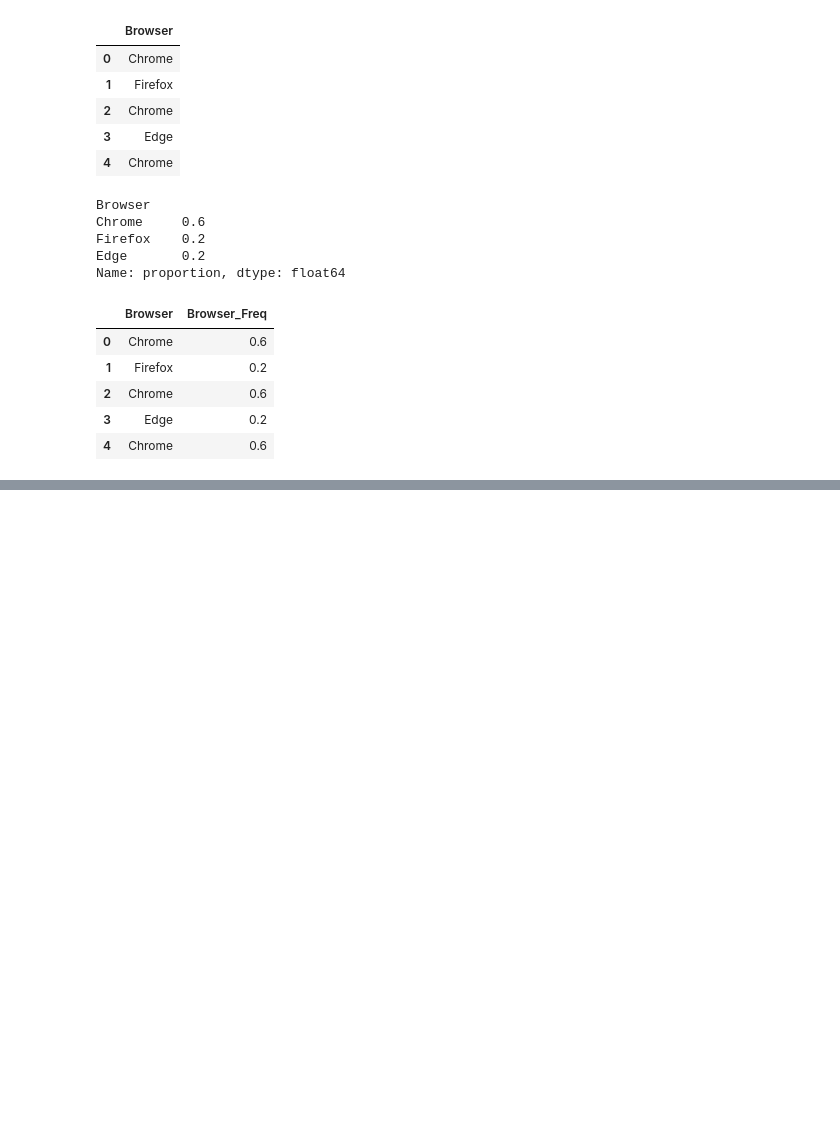
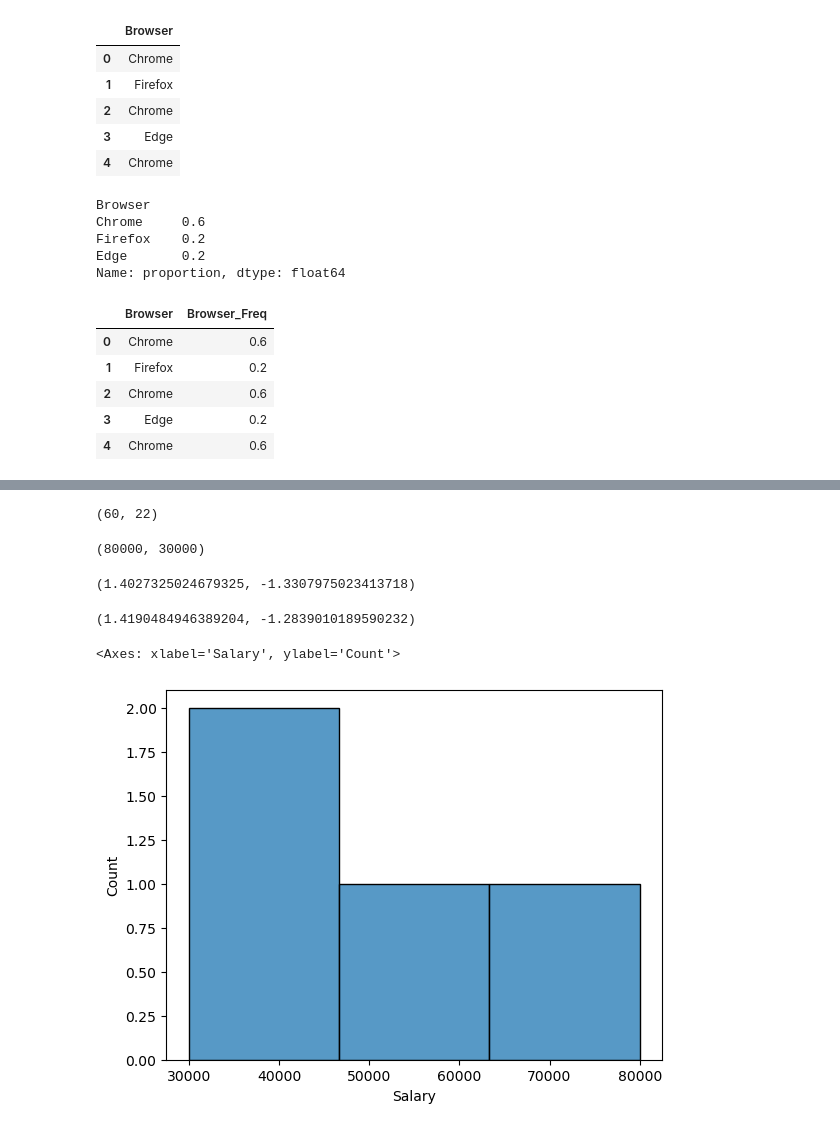
Before and after one commit to Niraj7272/DataScience, a Jupyter notebook: Practice/Feature_Engineering.ipynb, the cells around one changed output, grey strips where cells are left out. Saved outputs shown, nothing was run; the diff lists cells and outputs as text; code cells hidden in the pictures; blank space fills up the shorter version.

```diff
--- a/Practice/Feature_Engineering.ipynb
+++ b/Practice/Feature_Engineering.ipynb
@@ -672,0 +795,6 @@ df
+# %%
+df = pd.DataFrame({
+    'Age' : [22, 35, 45, 60],
+    'Salary' : [30000, 60000, 45000, 80000]
+})
+df
@@ -672,0 +821,22 @@ df
+# %%
+max(df['Age']), min(df['Age'])
+# %% [output]
+(60, 22)
+# %%
+max(df['Salary']), min(df['Salary'])
+# %% [output]
+(80000, 30000)
+# %%
+max(df1['Age']),min(df1['Age'])
+# %% [output]
+(1.4027325024679325, -1.3307975023413718)
+# %%
+max(df1['Salary']), min(df1['Salary'])
+# %% [output]
+(1.4190484946389204, -1.2839010189590232)
+# %%
+import seaborn as sns
+sns.histplot(df['Salary'])
+# %% [output]
+<Axes: xlabel='Salary', ylabel='Count'>
+[figure, added]
```
Also changed, not shown: parts of 30 cells of this notebook.
